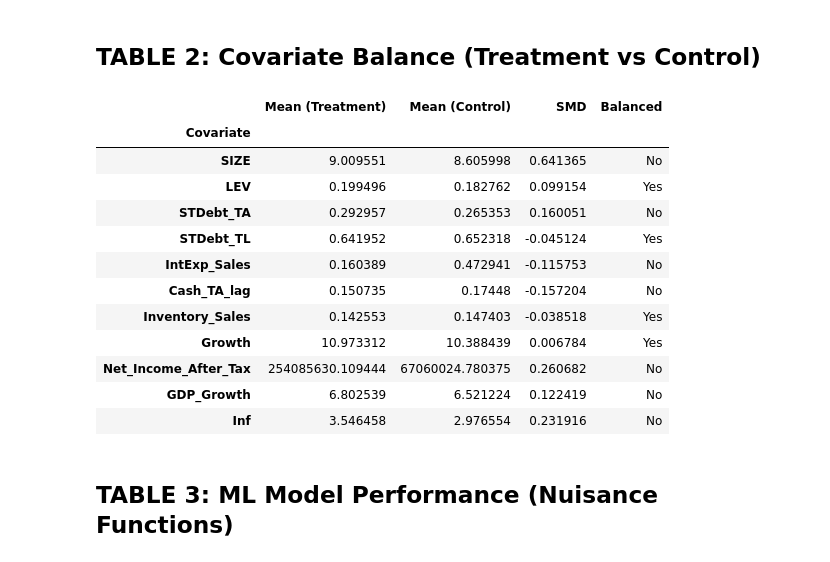
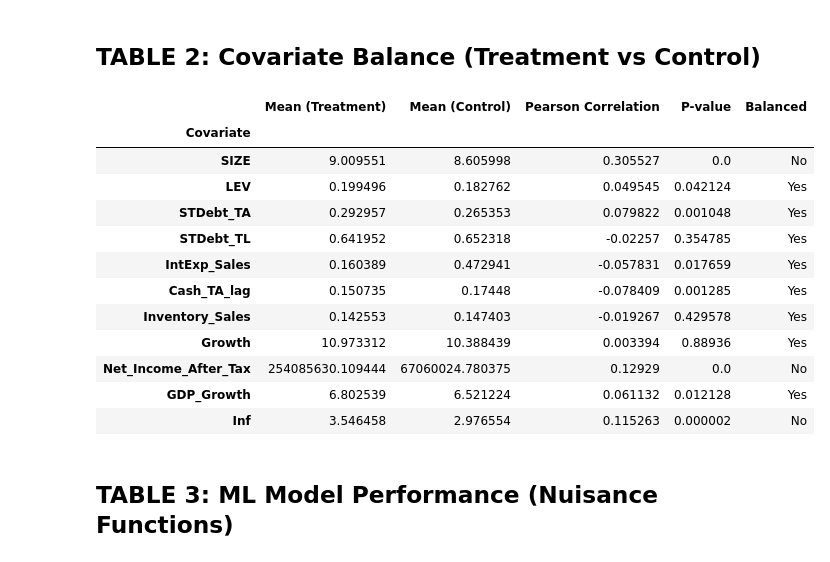
Before and after one commit to ToJupiter/ClimateRisk, a Jupyter notebook: notebooks/causal_second.ipynb, the cells around one changed output. Drawn from its saved outputs; the diff is of its cells as text; code cells hidden in the pictures.

Commit message:
Add: latest causal inference notebook with Pearson correlation calculation and stats

```diff
--- a/notebooks/causal_second.ipynb
+++ b/notebooks/causal_second.ipynb
@@ -141,44 +199,65 @@ table1
 # %% [markdown]
 ## TABLE 2: Covariate Balance (Treatment vs Control)
 # %%
-def table_covariate_balance(df, t_col, x_cols, threshold=0.1):
+import pandas as pd
+import numpy as np
+from scipy import stats
+
+def table_covariate_balance_pearson(df, t_col, x_cols, threshold=0.1):
+    """
+    Assess covariate balance using Pearson correlation between treatment indicator
+    and covariates (point-biserial correlation).
+    """
     median_t = df[t_col].median()
-    treatment = df[df[t_col] >= median_t]
-    control = df[df[t_col] < median_t]
+    df = df.copy()
+    df['treatment_indicator'] = (df[t_col] >= median_t).astype(int)
+
     balance_df = pd.DataFrame()
+
     for var in x_cols:
         if var in df.columns:
-            t_mean = treatment[var].mean()
-            c_mean = control[var].mean()
-            pooled_std = np.sqrt((treatment[var].std()**2 + control[var].std()**2) / 2)
-            smd = (t_mean - c_mean) / pooled_std if pooled_std > 0 else 0
-            balanced = 'Yes' if abs(smd) < threshold else 'No'
+            treatment_group = df[df['treatment_indicator'] == 1][var]
+            control_group = df[df['treatment_indicator'] == 0][var]
+
+            t_mean = treatment_group.mean()
+            c_mean = control_group.mean()
+
+            # correlation, p_value = stats.pointbiserialr(df['treatment_indicator'], df[var])
+
+            # Alternative: using pearsonr directly (same result)
+            correlation, p_value = stats.pearsonr(df['treatment_indicator'], df[var])
+
+            balanced = 'Yes' if abs(correlation) < threshold else 'No'
+
             balance_df[var] = {
                 'Mean (Treatment)': t_mean,
                 'Mean (Control)': c_mean,
-                'SMD': smd,
+                'Pearson Correlation': correlation,
+                'P-value': p_value,
                 'Balanced': balanced
             }
+
     balance_df = balance_df.T
     balance_df.index.name = 'Covariate'
     return balance_df.round(4)
 
-table2 = table_covariate_balance(df_mapped, t_col, x_cols)
+# Usage
+table2 = table_covariate_balance_pearson(df_mapped, t_col, x_cols)
 table2
 # %% [output]
-|  | Mean (Treatment) | Mean (Control) | SMD | Balanced |
-| Covariate |  |  |  |  |
-| SIZE | 9.009551 | 8.605998 | 0.641365 | No |
-| LEV | 0.199496 | 0.182762 | 0.099154 | Yes |
-| STDebt_TA | 0.292957 | 0.265353 | 0.160051 | No |
-| STDebt_TL | 0.641952 | 0.652318 | -0.045124 | Yes |
-| IntExp_Sales | 0.160389 | 0.472941 | -0.115753 | No |
-| Cash_TA_lag | 0.150735 | 0.17448 | -0.157204 | No |
-| Inventory_Sales | 0.142553 | 0.147403 | -0.038518 | Yes |
-| Growth | 10.973312 | 10.388439 | 0.006784 | Yes |
-| Net_Income_After_Tax | 254085630.109444 | 67060024.780375 | 0.260682 | No |
-| GDP_Growth | 6.802539 | 6.521224 | 0.122419 | No |
-| Inf | 3.546458 | 2.976554 | 0.231916 | No |
+|  | Mean (Treatment) | Mean (Control) | Pearson Correlation | P-value | Balanced |
+| Covariate |  |  |  |  |  |
+| SIZE | 9.009551 | 8.605998 | 0.305527 | 0.0 | No |
+| LEV | 0.199496 | 0.182762 | 0.049545 | 0.042124 | Yes |
+| STDebt_TA | 0.292957 | 0.265353 | 0.079822 | 0.001048 | Yes |
+| STDebt_TL | 0.641952 | 0.652318 | -0.02257 | 0.354785 | Yes |
+| IntExp_Sales | 0.160389 | 0.472941 | -0.057831 | 0.017659 | Yes |
+| Cash_TA_lag | 0.150735 | 0.17448 | -0.078409 | 0.001285 | Yes |
+| Inventory_Sales | 0.142553 | 0.147403 | -0.019267 | 0.429578 | Yes |
+| Growth | 10.973312 | 10.388439 | 0.003394 | 0.88936 | Yes |
+| Net_Income_After_Tax | 254085630.109444 | 67060024.780375 | 0.12929 | 0.0 | No |
+| GDP_Growth | 6.802539 | 6.521224 | 0.061132 | 0.012128 | Yes |
+| Inf | 3.546458 | 2.976554 | 0.115263 | 0.000002 | No |
 # %% [markdown]
 ## TABLE 3: ML Model Performance (Nuisance Functions)
 # %%
```
Also changed, not shown: parts of 9 cells of this notebook, 2 other files.
